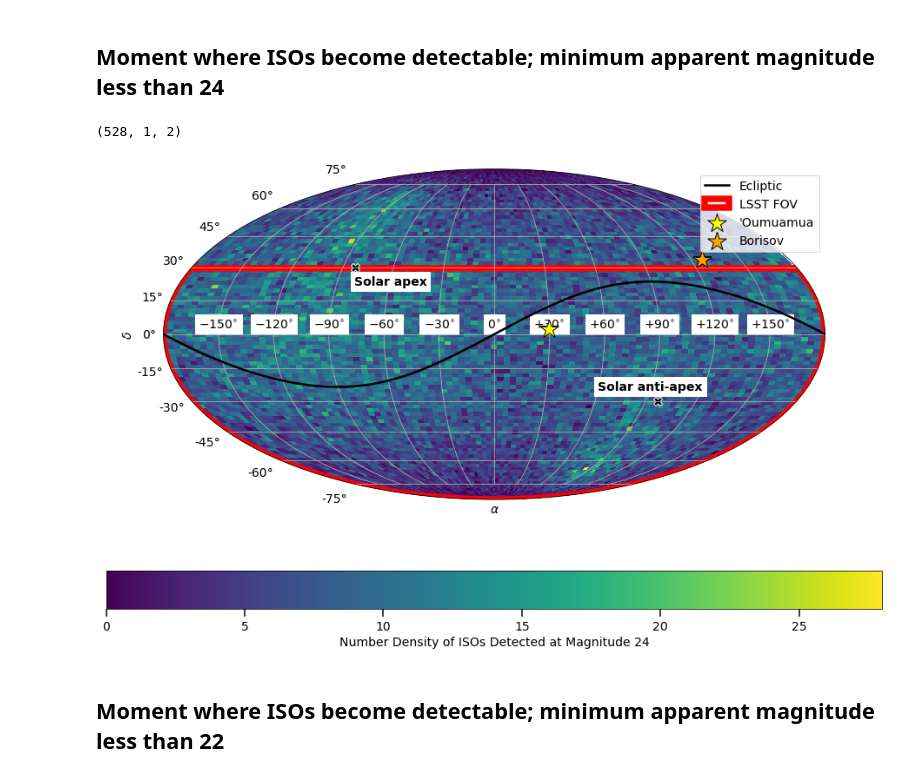
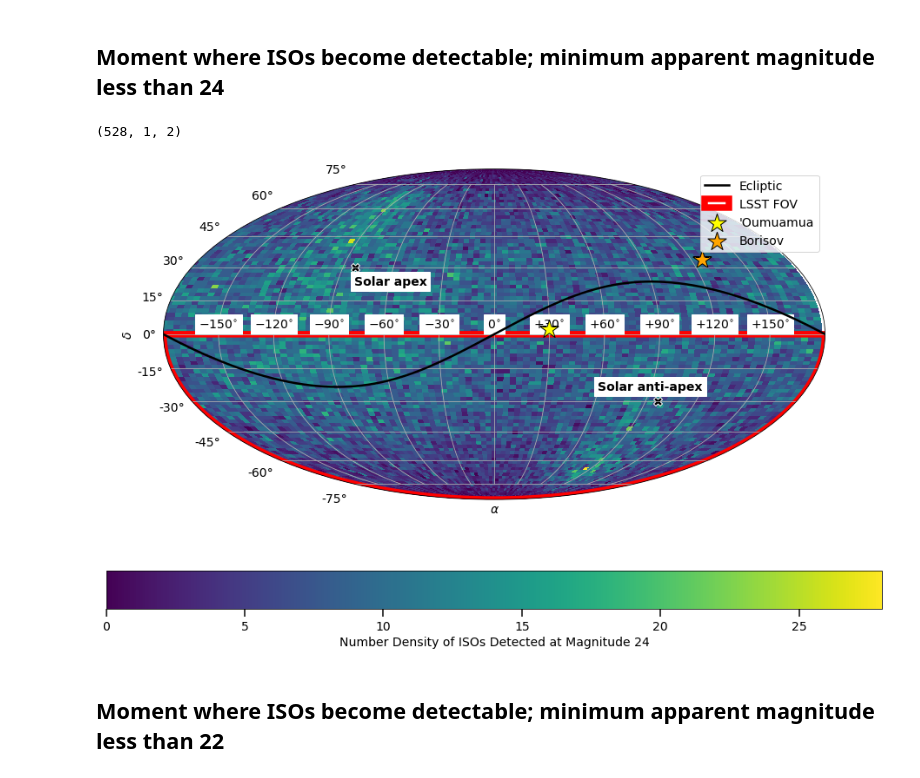
Before and after one commit to djhoover717/ISOAnalysis, a Jupyter notebook: iso_analysis_v4.ipynb, the cells around one changed output. Saved outputs shown, nothing was run; the diff lists cells and outputs as text; code cells hidden in the pictures.

Commit message:
Updated LSST FOV

```diff
--- a/iso_analysis_v4.ipynb
+++ b/iso_analysis_v4.ipynb
@@ -568,7 +568,7 @@ plt.colorbar(im, orientation='horizontal', label='Number Density of ISOs Detecte
 ax = plt.gca()
 ax.add_patch(Rectangle((np.min(lsst_pos[:, 0]), np.min(lsst_pos[:, 1])), \
     np.max(lsst_pos[:, 0])-np.min(lsst_pos[:, 0]), \
-    np.max(lsst_pos[:, 1])-np.min(lsst_pos[:, 1]), \
+    -np.min(lsst_pos[:, 1]), \
     fill=None, lw=7.5, edgecolor='red', label='LSST FOV', zorder=-0.5))
 
 '''
@@ -599,34 +599,34 @@ galactic_long = np.copy(ecliptic_long)
 galactic_lat = np.copy(ecliptic_lat)
 galactic_ra = np.arctan2(np.cos(galactic_lat)*np.cos(galactic_long-posangle), \
             np.sin(galactic_lat)*np.cos(pole_dec) - np.cos(galactic_lat)*np.sin(pole_dec)*np.sin(galactic_long-posangle)) + pole_ra
 galactic_dec = np.arcsin(np.cos(galactic_lat)*np.cos(pole_dec)*np.sin(galactic_long-posangle) + np.sin(galactic_lat)*np.sin(pole_dec))
 order = np.argsort(galactic_ra)
 galactic_ra = galactic_ra[order]
 galactic_dec = galactic_dec[order]
 ax.plot(galactic_ra[galactic_ra<pi], galactic_dec[galactic_ra<pi], label='Galactic equator', c='black', lw=2.5, linestyle='dashed')
 ax.plot(galactic_ra[galactic_ra>pi]-2*pi, galactic_dec[galactic_ra>pi], c='black', lw=2.5, linestyle='dashed')
 '''
 
 ax.scatter(np.radians(29.9893416667), np.radians(2.10119444444), c='yellow', edgecolor='k', label="'Oumuamua", \
            marker='*', s=500., zorder=2)
 ax.scatter(np.radians(126.657583333), np.radians(33.6646388889), c='orange', edgecolor='k', \
            marker='*', s=500., label="Borisov")  # from MPECs
 
 plt.xlabel(r'$\alpha$')
 plt.xticks([-5*pi/6, -2*pi/3, -pi/2, -pi/3, -pi/6, 0, pi/6, pi/3, pi/2, 2*pi/3, 5*pi/6], [ \
         r'$-150^{\circ}$', r'$-120^{\circ}$', r'$-90^{\circ}$', r'$-60^{\circ}$', r'$-30^{\circ}$', r'$0^{\circ}$', \
         r'$+30^{\circ}$', r'$+60^{\circ}$', r'$+90^{\circ}$', r'$+120^{\circ}$', r'$+150^{\circ}$'], \
         backgroundcolor='white')
 
 plt.ylabel(r'$\delta$')
 plt.grid(True)
 plt.legend(loc='upper right')
 
 plt.savefig('figures/detectable_pos.pdf', bbox_inches='tight', dpi=250)
 plt.show()
 # %% [output]
 (528, 1, 2)
-[figure, old version]
+[figure, new version]
 # %% [markdown]
 ## Moment where ISOs become detectable; minimum apparent magnitude less than 22
 # %%
```
Also changed, not shown: parts of 3 cells of this notebook, 23 other files.
